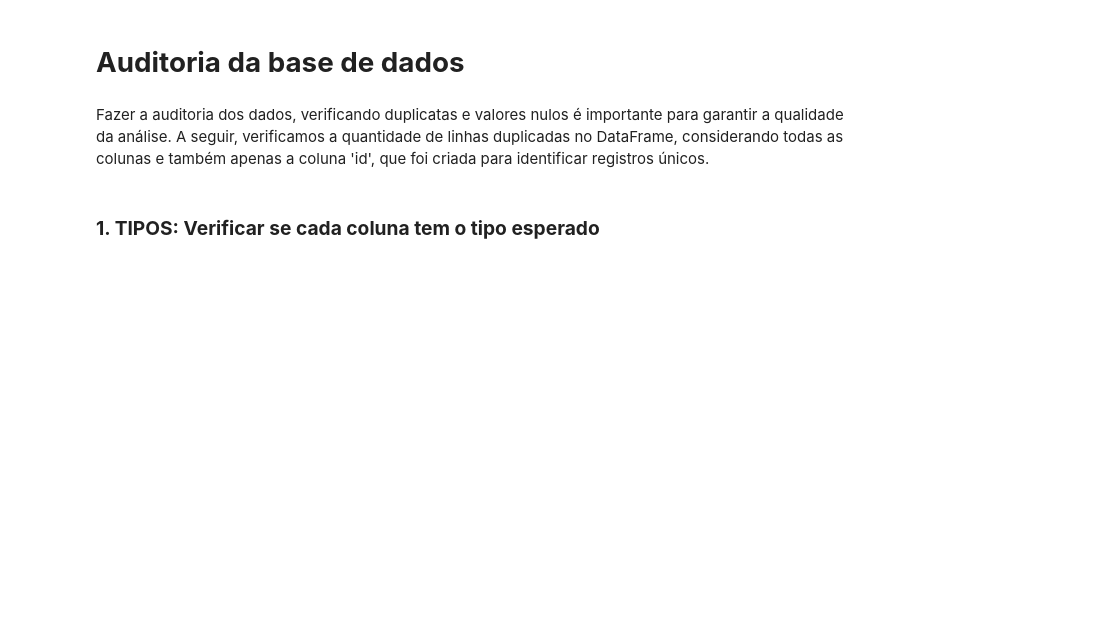
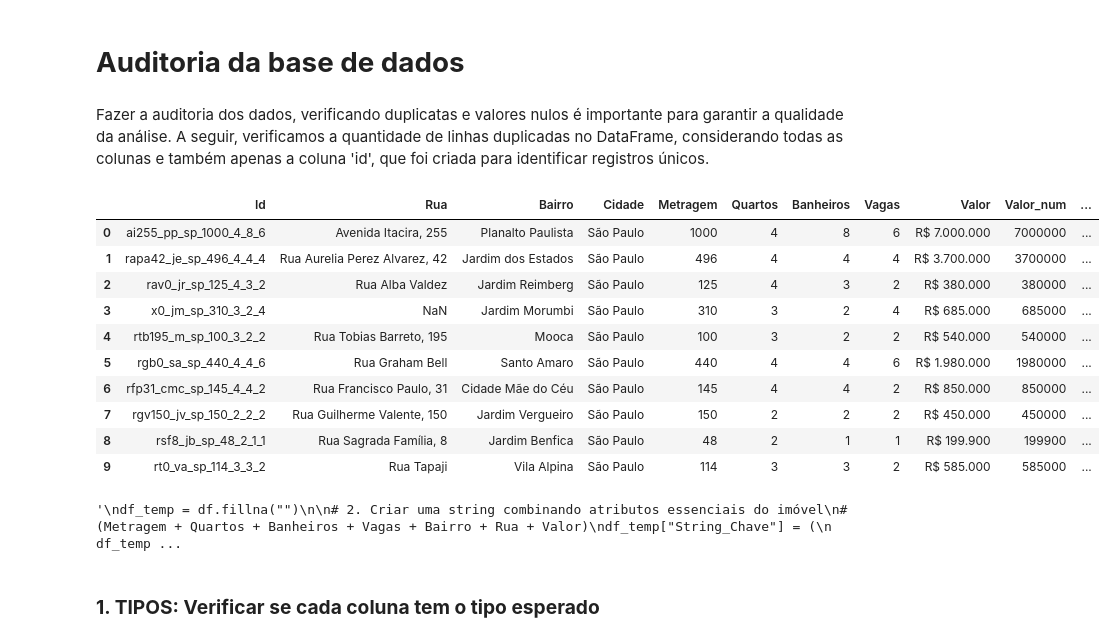
Before and after one commit to brpaulobrandao/Estudo-sobre-imoveis-da-grande-Sao-Paulo, a Jupyter notebook: notebooks/analise_exploratoria.ipynb, the cells around one changed output. Drawn from its saved outputs; the diff is of its cells as text; code cells hidden in the pictures; blank space fills up the shorter version.

```diff
--- a/notebooks/analise_exploratoria.ipynb
+++ b/notebooks/analise_exploratoria.ipynb
@@ -172,11 +174,55 @@ import re
 # %%
 # Criando coluna id de cada registro com as seguintes informações: Rua(Iniciais+numero)+Bairo(Iniciais)+Cidade(Iniciais)+metragem+quartos+banheiros+vagas
-df.insert(0, 'id', df.apply(lambda r: f"{''.join([p[0].lower() for p in (re.sub(r'\d+', '', str(r['Rua'])).split() if pd.notna(r['Rua']) else ['x']) if p.lower() not in ['da','de','do','dos','o','a']])}{''.join(filter(str.isdigit, str(r['Rua']))) if pd.notna(r['Rua']) and any(c.isdigit() for c in str(r['Rua'])) else '0'}_{''.join([p[0].lower() for p in str(r['Bairro']).split() if p.lower() not in ['da','de','do','dos','o','a']]) if pd.notna(r['Bairro']) else 'x'}_{''.join([p[0].lower() for p in str(r['Cidade']).split() if p.lower() not in ['da','de','doên', 'dos','o','a']]) if pd.notna(r['Cidade']) else 'x'}_{int(r['Metragem'])}_{int(r['Quartos'])}_{int(r['Banheiros'])}_{int(r['Vagas'])}", axis=1))
+df.insert(0, 'Id', df.apply(lambda r: f"{''.join([p[0].lower() for p in (re.sub(r'\d+', '', str(r['Rua'])).split() if pd.notna(r['Rua']) else ['x']) if p.lower() not in ['da','de','do','dos','o','a']])}{''.join(filter(str.isdigit, str(r['Rua']))) if pd.notna(r['Rua']) and any(c.isdigit() for c in str(r['Rua'])) else '0'}_{''.join([p[0].lower() for p in str(r['Bairro']).split() if p.lower() not in ['da','de','do','dos','o','a']]) if pd.notna(r['Bairro']) else 'x'}_{''.join([p[0].lower() for p in str(r['Cidade']).split() if p.lower() not in ['da','de','doên', 'dos','o','a']]) if pd.notna(r['Cidade']) else 'x'}_{int(r['Metragem'])}_{int(r['Quartos'])}_{int(r['Banheiros'])}_{int(r['Vagas'])}", axis=1))
 
 df.head(10)
 
 # salvando dataframe com a coluna id
-df.to_csv("../data/dados_imoveis_com_id.csv", index=False)
+#df.to_csv("../data/dados_imoveis_com_id.csv", index=False)
+# %% [output]
+|  | Id | Rua | Bairro | Cidade | Metragem | Quartos | Banheiros | Vagas | Valor | Valor_num | ... |
+| 0 | ai255_pp_sp_1000_4_8_6 | Avenida Itacira, 255 | Planalto Paulista | São Paulo | 1000 | 4 | 8 | 6 | R$ 7.000.000 | 7000000 | ... |
+| 1 | rapa42_je_sp_496_4_4_4 | Rua Aurelia Perez Alvarez, 42 | Jardim dos Estados | São Paulo | 496 | 4 | 4 | 4 | R$ 3.700.000 | 3700000 | ... |
+| 2 | rav0_jr_sp_125_4_3_2 | Rua Alba Valdez | Jardim Reimberg | São Paulo | 125 | 4 | 3 | 2 | R$ 380.000 | 380000 | ... |
+| 3 | x0_jm_sp_310_3_2_4 | NaN | Jardim Morumbi | São Paulo | 310 | 3 | 2 | 4 | R$ 685.000 | 685000 | ... |
+| 4 | rtb195_m_sp_100_3_2_2 | Rua Tobias Barreto, 195 | Mooca | São Paulo | 100 | 3 | 2 | 2 | R$ 540.000 | 540000 | ... |
+| 5 | rgb0_sa_sp_440_4_4_6 | Rua Graham Bell | Santo Amaro | São Paulo | 440 | 4 | 4 | 6 | R$ 1.980.000 | 1980000 | ... |
+| 6 | rfp31_cmc_sp_145_4_4_2 | Rua Francisco Paulo, 31 | Cidade Mãe do Céu | São Paulo | 145 | 4 | 4 | 2 | R$ 850.000 | 850000 | ... |
+| 7 | rgv150_jv_sp_150_2_2_2 | Rua Guilherme Valente, 150 | Jardim Vergueiro | São Paulo | 150 | 2 | 2 | 2 | R$ 450.000 | 450000 | ... |
+| 8 | rsf8_jb_sp_48_2_1_1 | Rua Sagrada Família, 8 | Jardim Benfica | São Paulo | 48 | 2 | 1 | 1 | R$ 199.900 | 199900 | ... |
+| 9 | rt0_va_sp_114_3_3_2 | Rua Tapaji | Vila Alpina | São Paulo | 114 | 3 | 3 | 2 | R$ 585.000 | 585000 | ... |
+# %%
+# Gerando hash do ID
+# 1. Tratar nulos temporariamente para gerar a string de hash de forma consistente
+"""
+df_temp = df.fillna("")
+
+# 2. Criar uma string combinando atributos essenciais do imóvel
+# (Metragem + Quartos + Banheiros + Vagas + Bairro + Rua + Valor)
+df_temp["String_Chave"] = (
+  df_temp["Metragem"].astype(str)
+  + "_"
+  + df_temp["Quartos"].astype(str)
+  + "_"
+  + df_temp["Banheiros"].astype(str)
+  + "_"
+  + df_temp["Vagas"].astype(str)
+  + "_"
+  + df_temp["Bairro"]
+  + "_"
+  + df_temp["Rua"]
+  + "_"
+  + df_temp["Valor"] # Previro essa variável para pegar os minimos detalhes ('/Mês, por exemplo')
+)
+
+def gerar_hash(row_str):
+  return hashlib.md5(row_str.encode("utf-8")).hexdigest()
+
+df["Id_hash"] = df_temp["String_Chave"].apply(gerar_hash)
+del df_temp
+"""
+# %% [output]
+'\ndf_temp = df.fillna("")\n\n# 2. Criar uma string combinando atributos essenciais do imóvel\n# (Metragem + Quartos + Banheiros + Vagas + Bairro + Rua + Valor)\ndf_temp["String_Chave"] = (\n  df_temp ...
 # %% [markdown]
 ### **1. TIPOS: Verificar se cada coluna tem o tipo esperado**
 # %%
```
Also changed, not shown: parts of 14 cells of this notebook, 2 other files.
